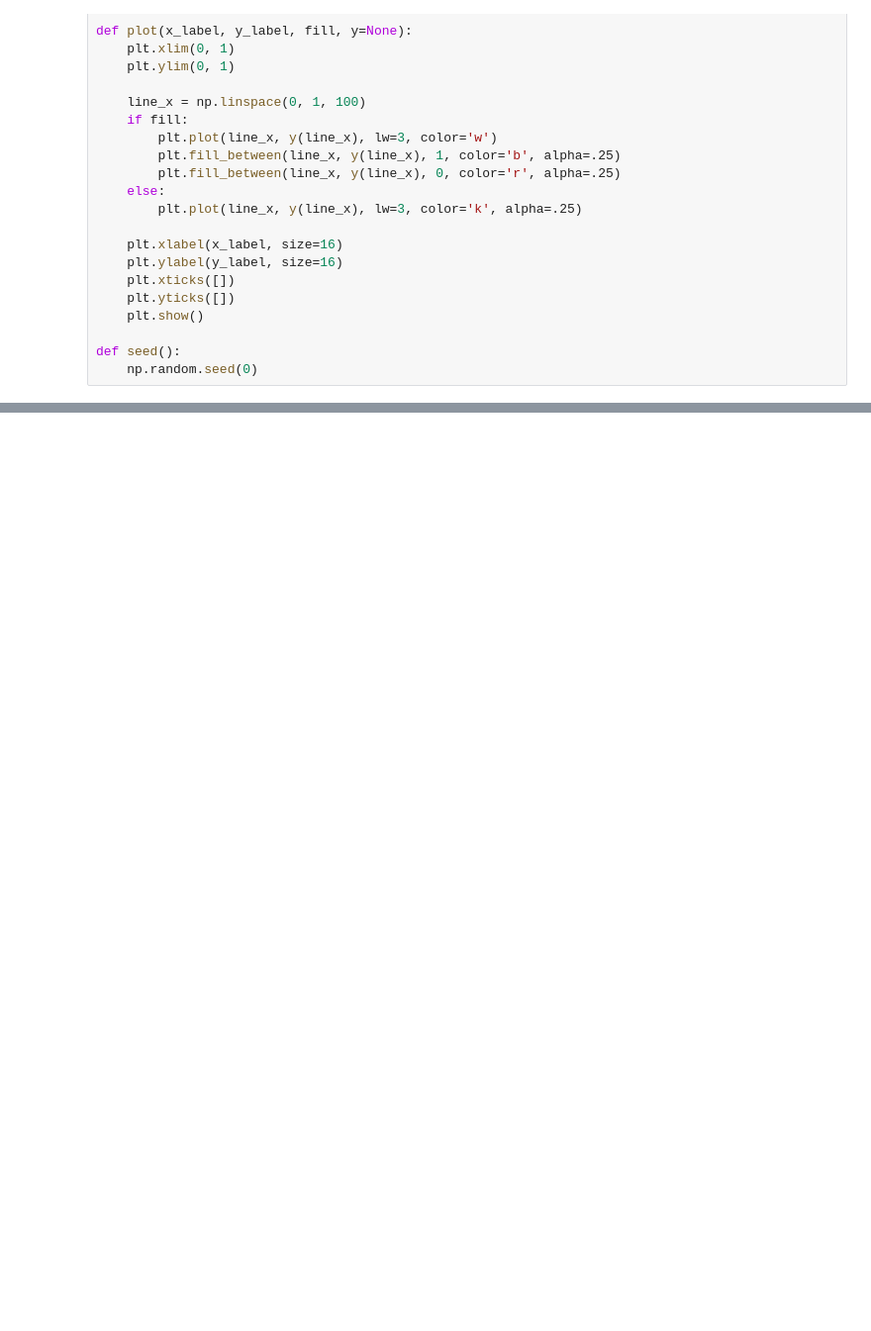
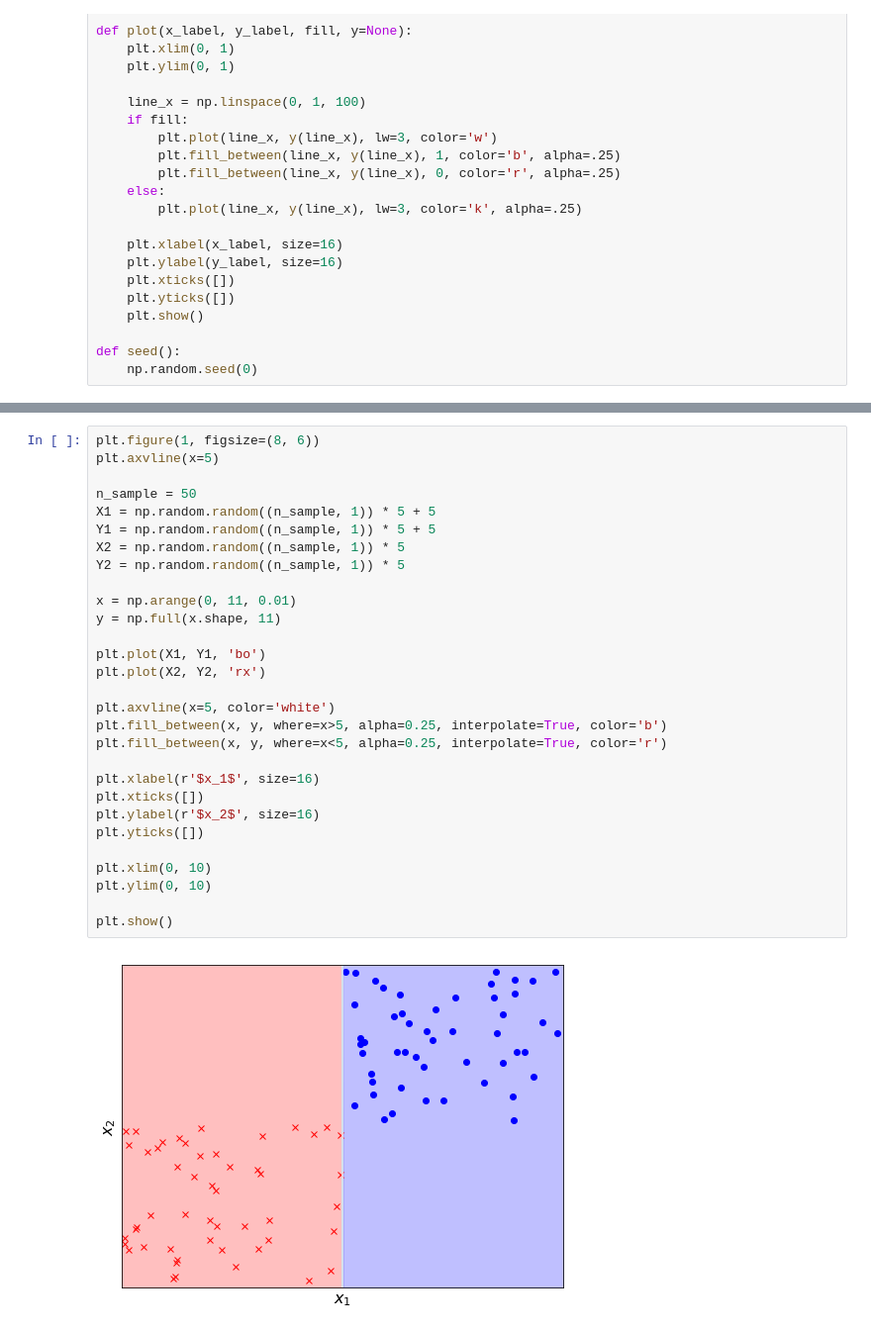
Before and after one commit to mbilab/ML-tutorial, a Jupyter notebook: plot/plot.ipynb, the cells around one changed output, grey strips where cells are left out. Shown at 99% size. Cells and saved outputs as stored; diff of their text form; blank space fills up the shorter version.

Commit message:
merge KNN_plot and plot

```diff
--- a/plot/plot.ipynb
+++ b/plot/plot.ipynb
@@ -209,0 +237,31 @@ plt.show()
+# %%
+plt.figure(1, figsize=(8, 6))
+plt.axvline(x=5)
+
+n_sample = 50
+X1 = np.random.random((n_sample, 1)) * 5 + 5
+Y1 = np.random.random((n_sample, 1)) * 5 + 5
+X2 = np.random.random((n_sample, 1)) * 5
+Y2 = np.random.random((n_sample, 1)) * 5
+
+x = np.arange(0, 11, 0.01)
+y = np.full(x.shape, 11)
+
+plt.plot(X1, Y1, 'bo')
+plt.plot(X2, Y2, 'rx')
+
+plt.axvline(x=5, color='white')
+plt.fill_between(x, y, where=x>5, alpha=0.25, interpolate=True, color='b')
+plt.fill_between(x, y, where=x<5, alpha=0.25, interpolate=True, color='r')
+
+plt.xlabel(r'$x_1$', size=16)
+plt.xticks([])
+plt.ylabel(r'$x_2$', size=16)
+plt.yticks([])
+
+plt.xlim(0, 10)
+plt.ylim(0, 10)
+
+plt.show()
+# %% [output]
+[figure, added]
```
Also changed, not shown: parts of 8 cells of this notebook.
